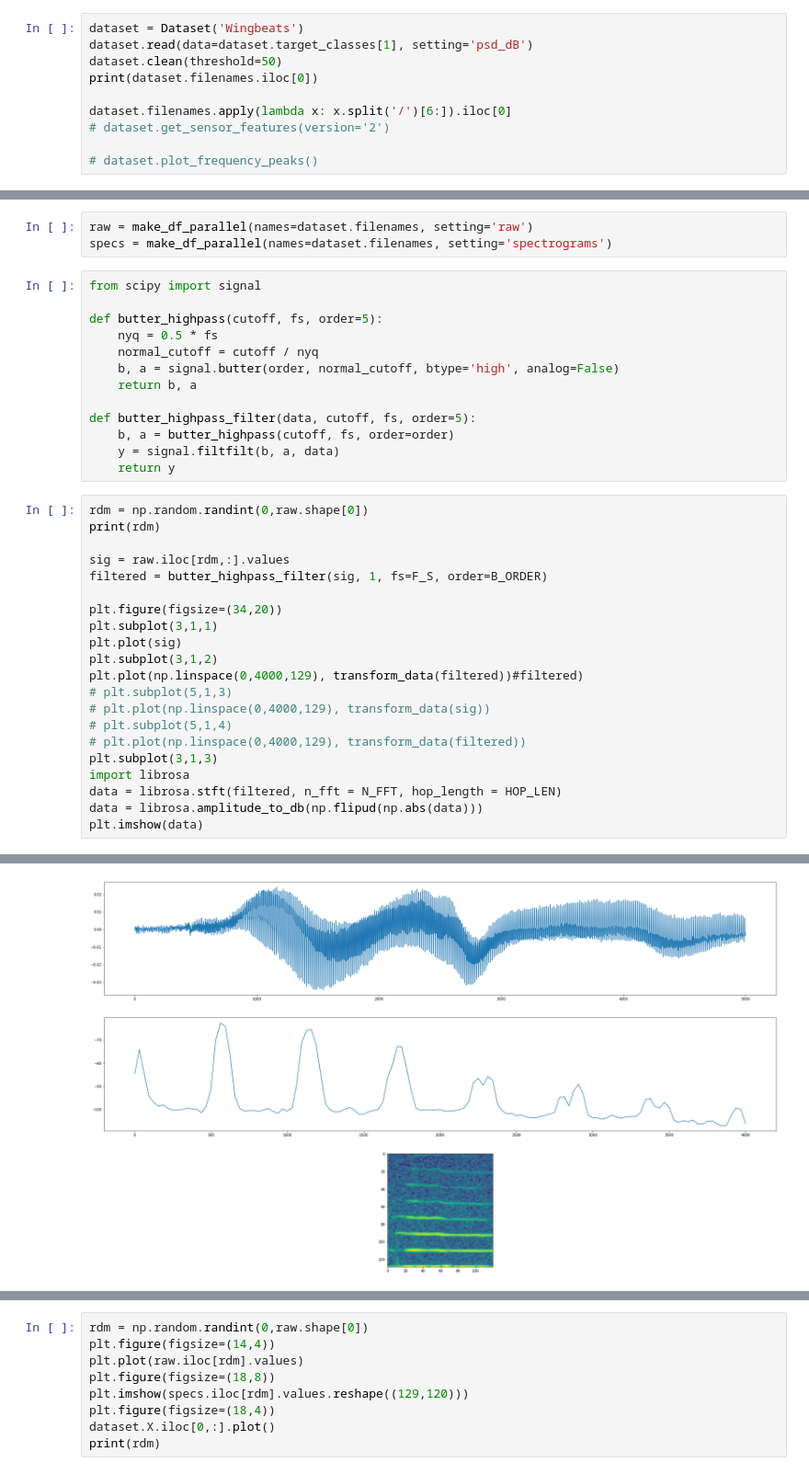
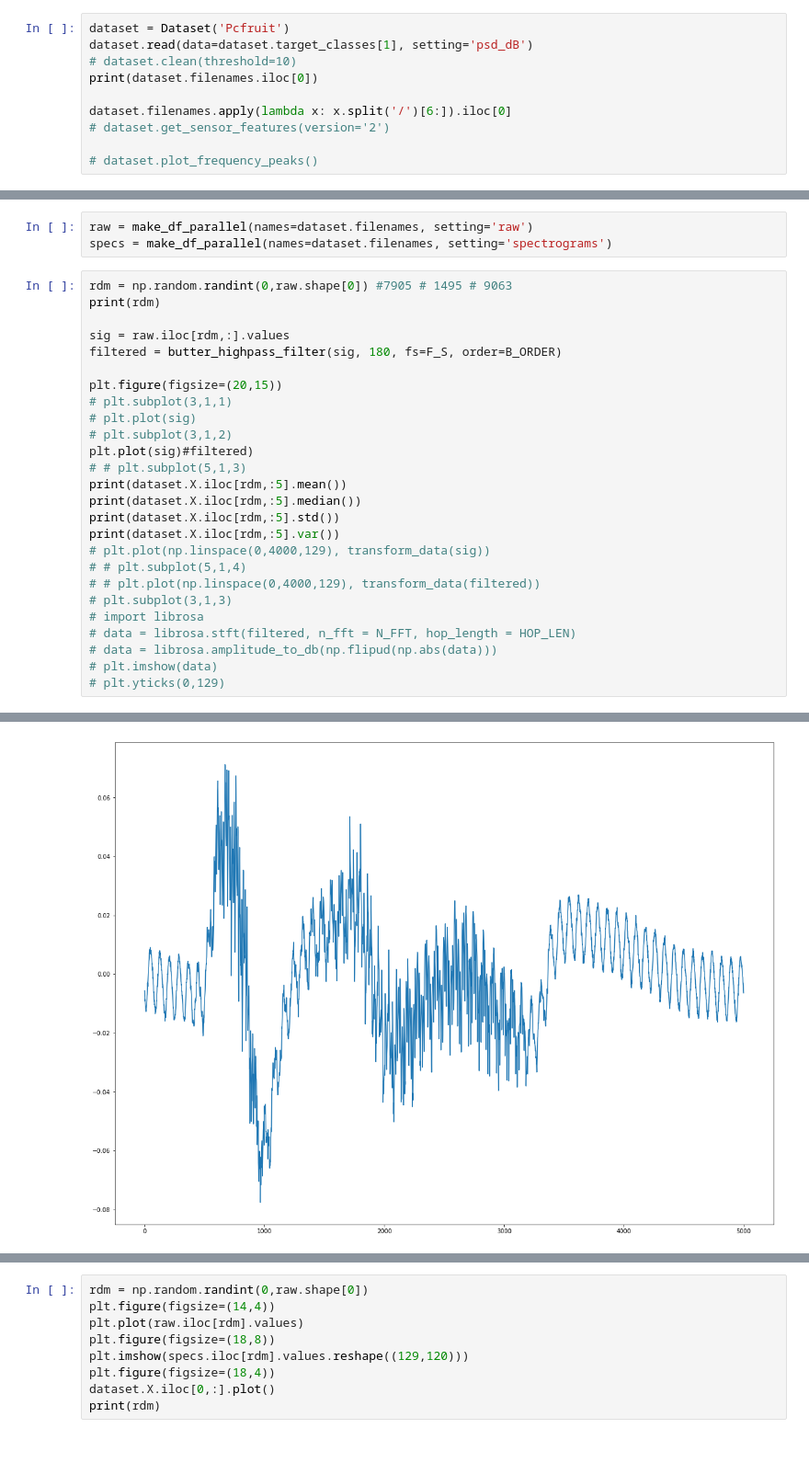
Before and after one commit to kalfasyan/wingbeat_frequencies, a Jupyter notebook: Jupyter_Notebooks/Analyzing_SDcard_data.ipynb, the cells around one changed output, grey strips where cells are left out. Shown at 92% size. Saved outputs shown, nothing was run; the diff lists cells and outputs as text; blank space fills up the shorter version.

Commit message:
adding highpass filter function

```diff
--- a/Jupyter_Notebooks/Analyzing_SDcard_data.ipynb
+++ b/Jupyter_Notebooks/Analyzing_SDcard_data.ipynb
@@ -16,7 +11,7 @@ ERROR:root:Invalid alias: The name man can't be aliased because it is another ma
 # %%
-dataset = Dataset('Wingbeats')
+dataset = Dataset('Pcfruit')
 dataset.read(data=dataset.target_classes[1], setting='psd_dB')
-dataset.clean(threshold=50)
+# dataset.clean(threshold=10)
 print(dataset.filenames.iloc[0])
 
 dataset.filenames.apply(lambda x: x.split('/')[6:]).iloc[0]
@@ -35,38 +29,30 @@ Loaded data into matrix in 10.73 seconds.
 # %%
 raw = make_df_parallel(names=dataset.filenames, setting='raw')
 specs = make_df_parallel(names=dataset.filenames, setting='spectrograms')
-# %%
-from scipy import signal
-
-def butter_highpass(cutoff, fs, order=5):
-    nyq = 0.5 * fs
-    normal_cutoff = cutoff / nyq
-    b, a = signal.butter(order, normal_cutoff, btype='high', analog=False)
-    return b, a
-
-def butter_highpass_filter(data, cutoff, fs, order=5):
-    b, a = butter_highpass(cutoff, fs, order=order)
-    y = signal.filtfilt(b, a, data)
-    return y
 # %%
-rdm = np.random.randint(0,raw.shape[0])
+rdm = np.random.randint(0,raw.shape[0]) #7905 # 1495 # 9063
 print(rdm)
 
 sig = raw.iloc[rdm,:].values
-filtered = butter_highpass_filter(sig, 1, fs=F_S, order=B_ORDER)
+filtered = butter_highpass_filter(sig, 180, fs=F_S, order=B_ORDER)
 
-plt.figure(figsize=(34,20))
-plt.subplot(3,1,1)
-plt.plot(sig)
-plt.subplot(3,1,2)
-plt.plot(np.linspace(0,4000,129), transform_data(filtered))#filtered)
-# plt.subplot(5,1,3)
+plt.figure(figsize=(20,15))
+# plt.subplot(3,1,1)
+# plt.plot(sig)
+# plt.subplot(3,1,2)
+plt.plot(sig)#filtered)
+# # plt.subplot(5,1,3)
+print(dataset.X.iloc[rdm,:5].mean())
+print(dataset.X.iloc[rdm,:5].median())
+print(dataset.X.iloc[rdm,:5].std())
+print(dataset.X.iloc[rdm,:5].var())
 # plt.plot(np.linspace(0,4000,129), transform_data(sig))
-# plt.subplot(5,1,4)
-# plt.plot(np.linspace(0,4000,129), transform_data(filtered))
-plt.subplot(3,1,3)
-import librosa
-data = librosa.stft(filtered, n_fft = N_FFT, hop_length = HOP_LEN)
-data = librosa.amplitude_to_db(np.flipud(np.abs(data)))
-plt.imshow(data)
+# # plt.subplot(5,1,4)
+# # plt.plot(np.linspace(0,4000,129), transform_data(filtered))
+# plt.subplot(3,1,3)
+# import librosa
+# data = librosa.stft(filtered, n_fft = N_FFT, hop_length = HOP_LEN)
+# data = librosa.amplitude_to_db(np.flipud(np.abs(data)))
+# plt.imshow(data)
+# plt.yticks(0,129)
 # %% [output]
@@ -75 +64 @@ plt.imshow(data)
-[figure, old version]
+[figure, new version]
```
Also changed, not shown: parts of 5 cells of this notebook, 4 other files.
